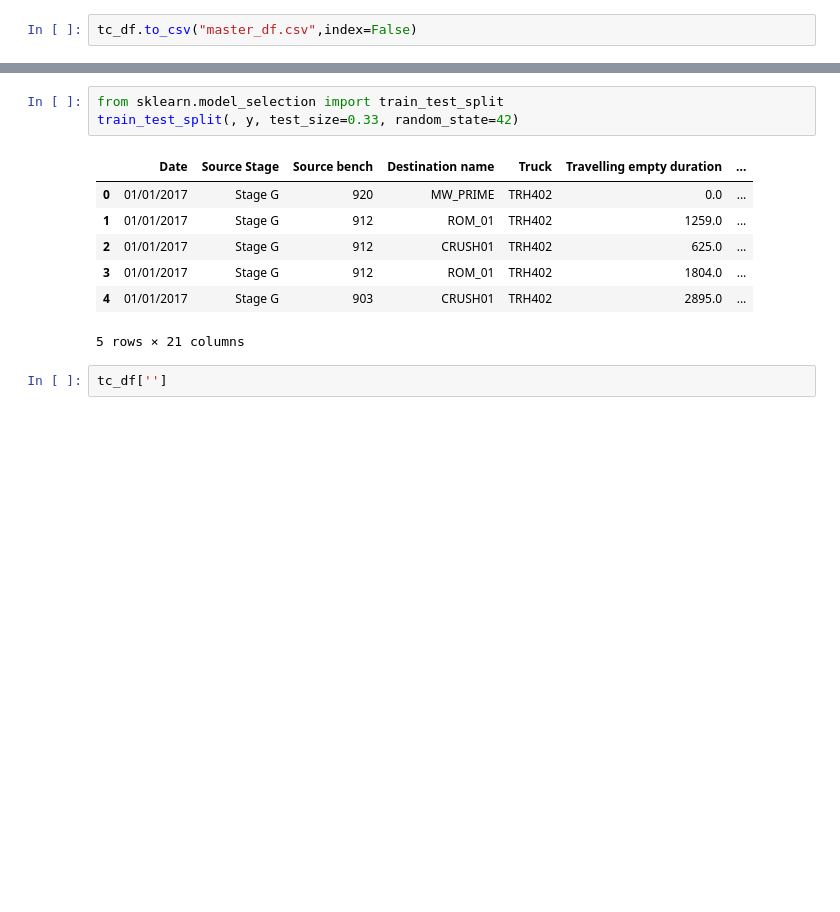
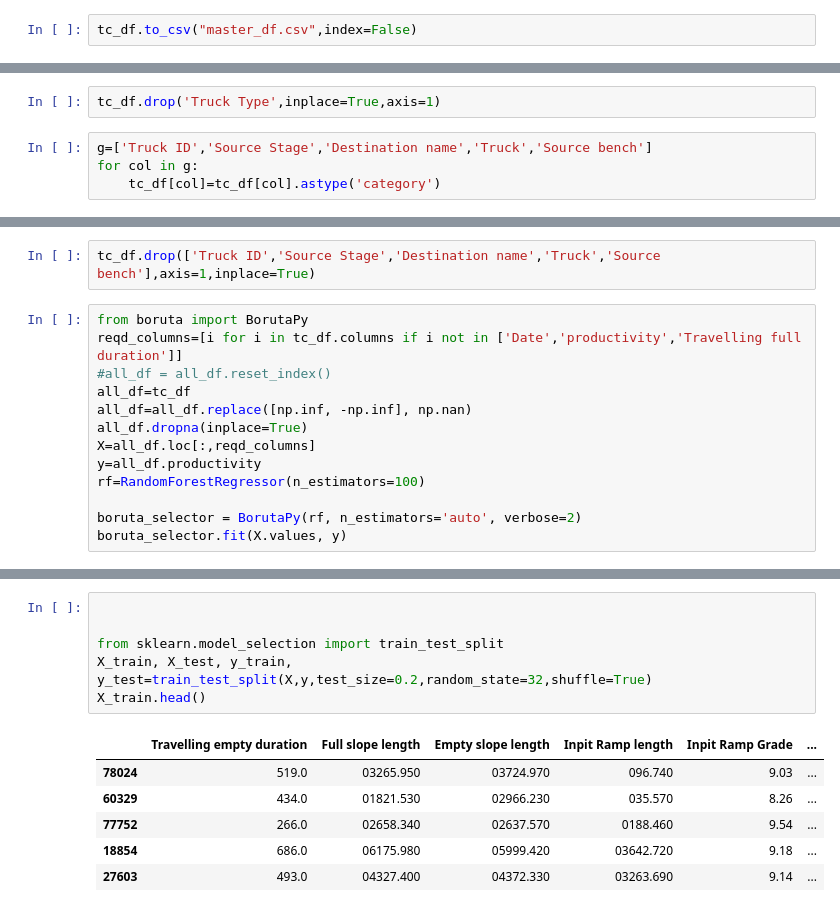
Before and after one commit to ognpa/unearthed, a Jupyter notebook: Untitled.ipynb, the cells around one changed output, grey strips where cells are left out. Drawn from its saved outputs; the diff is of its cells as text; blank space fills up the shorter version.

```diff
--- a/Untitled.ipynb
+++ b/Untitled.ipynb
@@ -169,0 +79,6 @@ SyntaxError: invalid syntax (<ipython-input-386-bcd38ded7c35>, line 22)
+# %%
+tc_df.drop('Truck Type',inplace=True,axis=1)
+# %%
+g=['Truck ID','Source Stage','Destination name','Truck','Source bench']
+for col in g:
+    tc_df[col]=tc_df[col].astype('category')
@@ -169,0 +95,15 @@ SyntaxError: invalid syntax (<ipython-input-386-bcd38ded7c35>, line 22)
+# %%
+tc_df.drop(['Truck ID','Source Stage','Destination name','Truck','Source bench'],axis=1,inplace=True)
+# %%
+from boruta import BorutaPy
+reqd_columns=[i for i in tc_df.columns if i not in ['Date','productivity','Travelling full duration']]
+#all_df = all_df.reset_index()
+all_df=tc_df
+all_df=all_df.replace([np.inf, -np.inf], np.nan)
+all_df.dropna(inplace=True)
+X=all_df.loc[:,reqd_columns]
+y=all_df.productivity
+rf=RandomForestRegressor(n_estimators=100)
+
+boruta_selector = BorutaPy(rf, n_estimators='auto', verbose=2)
+boruta_selector.fit(X.values, y)
@@ -170,13 +172,13 @@ SyntaxError: invalid syntax (<ipython-input-386-bcd38ded7c35>, line 22)
 # %%
+
+
 from sklearn.model_selection import train_test_split
-train_test_split(, y, test_size=0.33, random_state=42)
+X_train, X_test, y_train, y_test=train_test_split(X,y,test_size=0.2,random_state=32,shuffle=True)
+X_train.head()
 # %% [output]
-|  | Date | Source Stage | Source bench | Destination name | Truck | Travelling empty duration | ... |
-| 0 | 01/01/2017 | Stage G | 920 | MW_PRIME | TRH402 | 0.0 | ... |
-| 1 | 01/01/2017 | Stage G | 912 | ROM_01 | TRH402 | 1259.0 | ... |
-| 2 | 01/01/2017 | Stage G | 912 | CRUSH01 | TRH402 | 625.0 | ... |
-| 3 | 01/01/2017 | Stage G | 912 | ROM_01 | TRH402 | 1804.0 | ... |
-| 4 | 01/01/2017 | Stage G | 903 | CRUSH01 | TRH402 | 2895.0 | ... |
+|  | Travelling empty duration | Full slope length | Empty slope length | Inpit Ramp length | Inpit Ramp Grade | ... |
+| 78024 | 519.0 | 03265.950 | 03724.970 | 096.740 | 9.03 | ... |
+| 60329 | 434.0 | 01821.530 | 02966.230 | 035.570 | 8.26 | ... |
+| 77752 | 266.0 | 02658.340 | 02637.570 | 0188.460 | 9.54 | ... |
+| 18854 | 686.0 | 06175.980 | 05999.420 | 03642.720 | 9.18 | ... |
+| 27603 | 493.0 | 04327.400 | 04372.330 | 03263.690 | 9.14 | ... |
-5 rows × 21 columns
-# %%
-tc_df['']
```
Also changed, not shown: parts of 31 cells of this notebook, 8 other files.
